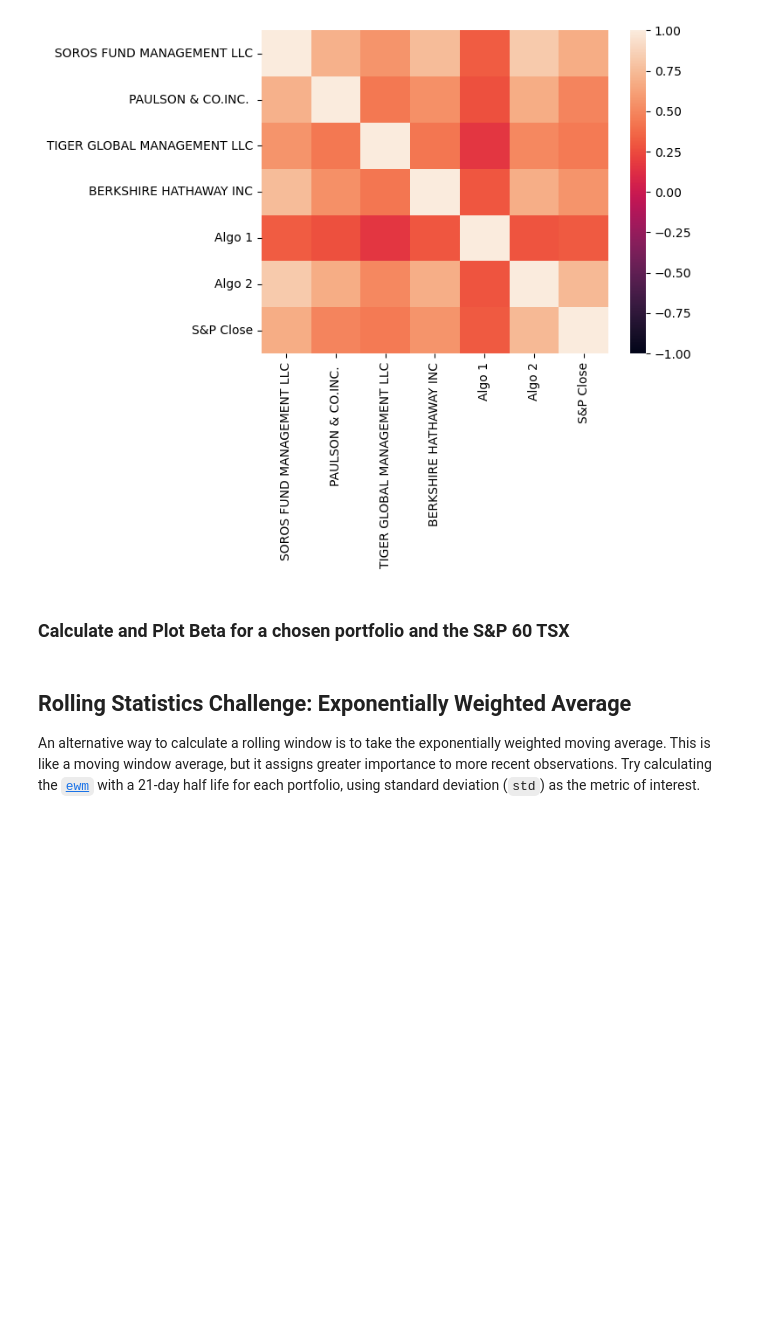
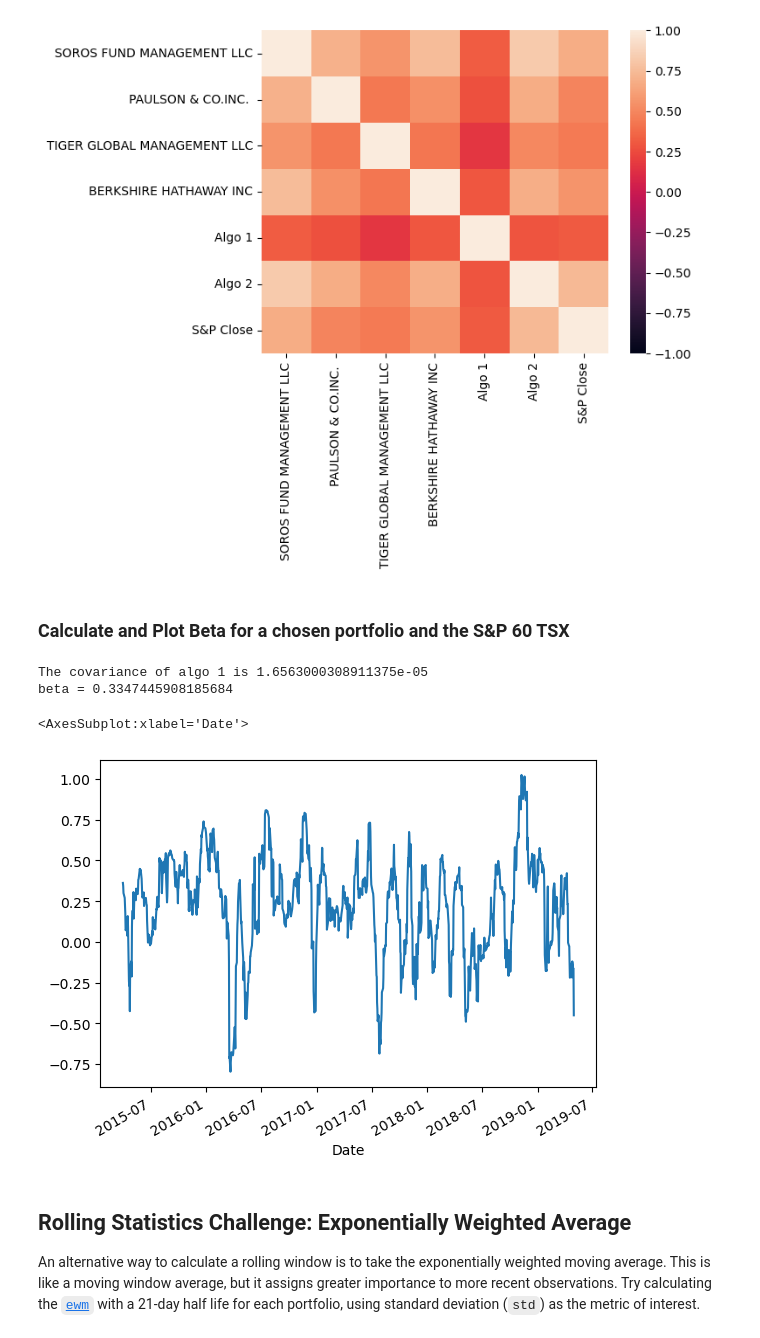
Before and after one commit to dileepadrd/module-4-challenge-algorithmic-trading-strategies, a Jupyter notebook: whale_analysis.ipynb, the cells around one changed output. Saved outputs shown, nothing was run; the diff lists cells and outputs as text; code cells hidden in the pictures; blank space fills up the shorter version.

Commit message:
Calculating beta, covariance and variaonce

```diff
--- a/whale_analysis.ipynb
+++ b/whale_analysis.ipynb
@@ -361,3 +353,29 @@ sns.heatmap(cor, vmin=-1, vmax=1)
+# %%
+# Calculate covariance of a single portfolio
+# It is required to use the S&P and the selected portfolio to calculate the covariance
+covar_algo = con_df["Algo 1"].cov(con_df["S&P Close"])
+print(f"The covariance of algo 1 is {covar_algo}")
+
+# Calculate variance of S&P TSX
+# var function of the dataframe returns the variance
+sp_var = con_df["S&P Close"].var()
+
+# Computing beta
+sp_beta = covar_algo / sp_var
+print(f"beta = {sp_beta}")
+
+# Plot beta trend
+# In order to create a plot, it is required to get an array of data.
+# Since, var and cov functions by default returns an float, rolling function could be used to get a list of records as an alternative approach
+rolling_cov=con_df["Algo 1"].rolling(window=21).cov(con_df["S&P Close"])
+rolling_var=con_df["S&P Close"].rolling(window=21).var()
+rolling_beta = rolling_cov / rolling_var
+rolling_beta.plot()
+# %% [output]
+The covariance of algo 1 is 1.6563000308911375e-05
+beta = 0.3347445908185684
+<AxesSubplot:xlabel='Date'>
+[figure, added]
 # %% [markdown]
 ## Rolling Statistics Challenge: Exponentially Weighted Average
 
```
Also changed, not shown: parts of 1 cell of this notebook.
